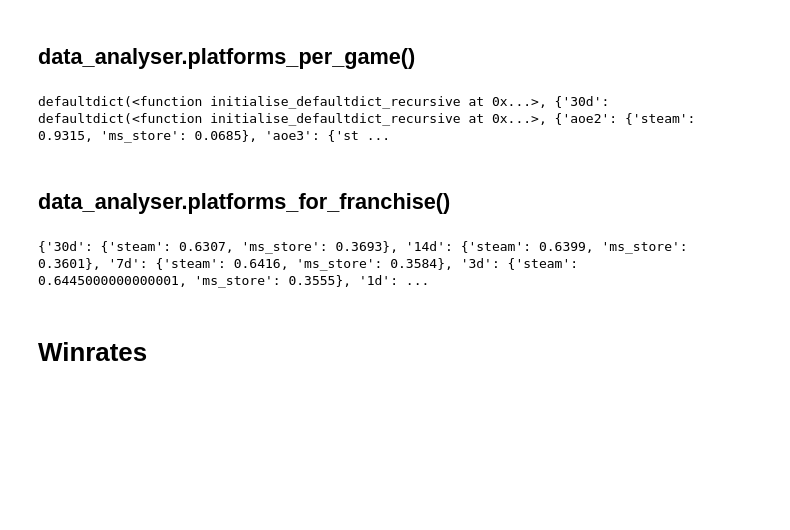
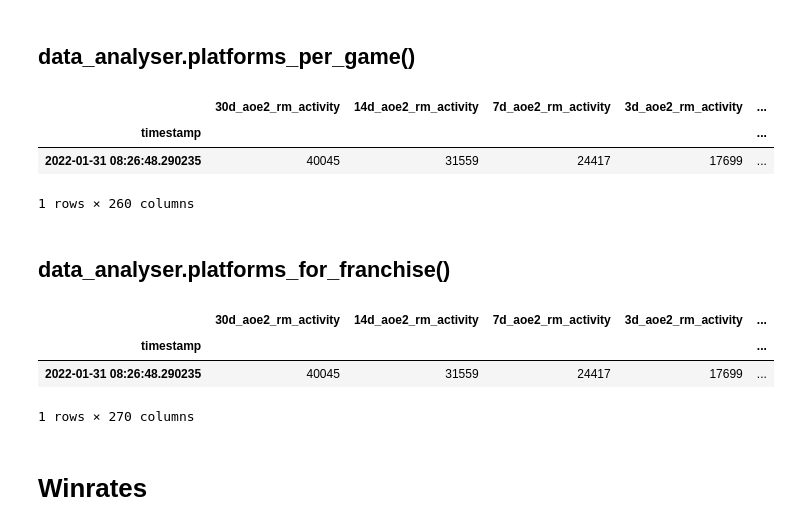
Before and after one commit to simonsan/aoe_playerbase_stats, a Jupyter notebook: notebooks/AoE Playerbase Analysation.ipynb, the cells around one changed output. Cells and saved outputs as stored; diff of their text form; code cells hidden in the pictures; blank space fills up the shorter version.

```diff
--- a/notebooks/AoE Playerbase Analysation.ipynb
+++ b/notebooks/AoE Playerbase Analysation.ipynb
@@ -395,41 +462,57 @@ defaultdict(<function initialise_defaultdict_recursive at 0x...>, {'30d': defaul
+# %%
+# Defragment after big insertion
+DF_OUT = newframe = DF_OUT.copy()
 # %% [markdown]
 ## data_analyser.platforms_per_game()
 # %%
 # NOTE: We use max() here because it's unlikely that there will be ever be LESS THAN TWO Relic Link users as long
 # as the franchise is active and this tool is running
 
-platforms_game_activity = initialise_defaultdict_recursive()
+@with_temporary_dataframe
+def platforms_per_game(temp_df):
+    for game in GLOBAL_SETTINGS["GAMES"]:
+        for activity_period in GLOBAL_SETTINGS["ACTIVITY_PERIODS"]:
+            try:
+                relic=ACTIVITY_GAME_GROUPS[f"{activity_period}d"].get_group((game))[["steam_id"]].value_counts(normalize=True, dropna=False).max()
+                relic=round(relic,4)
+                temp_df[f"{activity_period}d_{game}_steam_platform"]=1-relic
+                temp_df[f"{activity_period}d_{game}_relic_platform"]=relic
 
-for game in GLOBAL_SETTINGS["GAMES"]:
-    for activity_period in GLOBAL_SETTINGS["ACTIVITY_PERIODS"]:
-        try:
-            relic=ACTIVITY_GAME_GROUPS[f"{activity_period}d"].get_group((game))[["steam_id"]].value_counts(normalize=True, dropna=False).max()
-            relic=round(relic,4)
-            platforms_game_activity[f"{activity_period}d"][game]={
-                "steam": 1-relic,
-                "ms_store": relic,
-            }
-        except (KeyError):
-            platforms_game_activity[f"{activity_period}d"][game]=None
+            except (KeyError):
+                temp_df[f"{activity_period}d_{game}_steam_platform"]=None
+                temp_df[f"{activity_period}d_{game}_relic_platform"]=None
 
-print(platforms_game_activity)
+    return temp_df
+
+platforms_per_game()
+
+DF_OUT
 # %% [output]
+|  | 30d_aoe2_rm_activity | 14d_aoe2_rm_activity | 7d_aoe2_rm_activity | 3d_aoe2_rm_activity | ... |
+| timestamp |  |  |  |  | ... |
+| 2022-01-31 08:26:48.290235 | 40045 | 31559 | 24417 | 17699 | ... |
-defaultdict(<function initialise_defaultdict_recursive at 0x...>, {'30d': defaultdict(<function initialise_defaultdict_recursive at 0x...>, {'aoe2': {'steam': 0.9315, 'ms_store': 0.0685}, 'aoe3': {'st ...
+1 rows × 260 columns
 # %% [markdown]
 ## data_analyser.platforms_for_franchise()
 # %%
-platforms_franchise_activity = {}
-for activity_period in GLOBAL_SETTINGS["ACTIVITY_PERIODS"]:
-    relic= ACTIVITY_GL_GROUPS[f"{activity_period}d"][["steam_id"]].value_counts(normalize=True, dropna=False).max()
-    relic=round(relic,4)
-    platforms_franchise_activity[f"{activity_period}d"]={
-                "steam": 1-relic,
-                "ms_store": relic,
-    }
+@with_temporary_dataframe
+def platforms_for_franchise(temp_df):
+    for activity_period in GLOBAL_SETTINGS["ACTIVITY_PERIODS"]:
+        relic= ACTIVITY_GL_GROUPS[f"{activity_period}d"][["steam_id"]].value_counts(normalize=True, dropna=False).max()
+        relic=round(relic,4)
 
-print(platforms_franchise_activity)
+        temp_df[f"{activity_period}d_franchise_steam_platform"]=1-relic
+        temp_df[f"{activity_period}d_franchise_relic_platform"]=relic
+    return temp_df
+
+platforms_for_franchise()
+
+DF_OUT
 # %% [output]
+|  | 30d_aoe2_rm_activity | 14d_aoe2_rm_activity | 7d_aoe2_rm_activity | 3d_aoe2_rm_activity | ... |
+| timestamp |  |  |  |  | ... |
+| 2022-01-31 08:26:48.290235 | 40045 | 31559 | 24417 | 17699 | ... |
-{'30d': {'steam': 0.6307, 'ms_store': 0.3693}, '14d': {'steam': 0.6399, 'ms_store': 0.3601}, '7d': {'steam': 0.6416, 'ms_store': 0.3584}, '3d': {'steam': 0.6445000000000001, 'ms_store': 0.3555}, '1d': ...
+1 rows × 270 columns
 # %% [markdown]
 # Winrates
 # %% [markdown]
```
Also changed, not shown: parts of 11 cells of this notebook, 1 other file.
